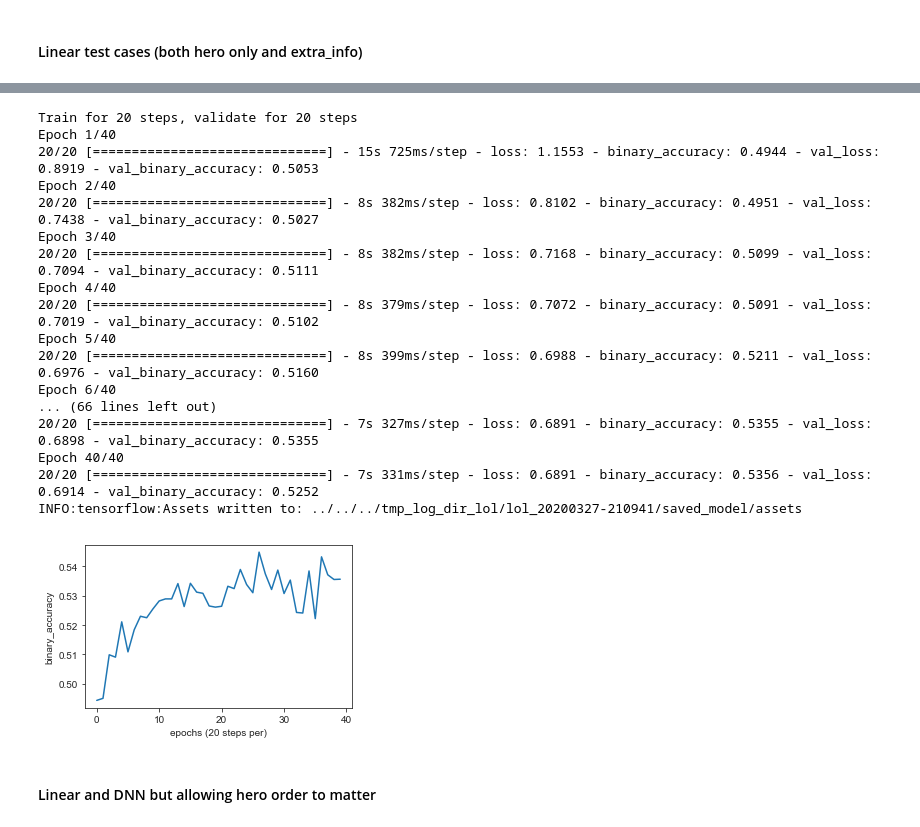
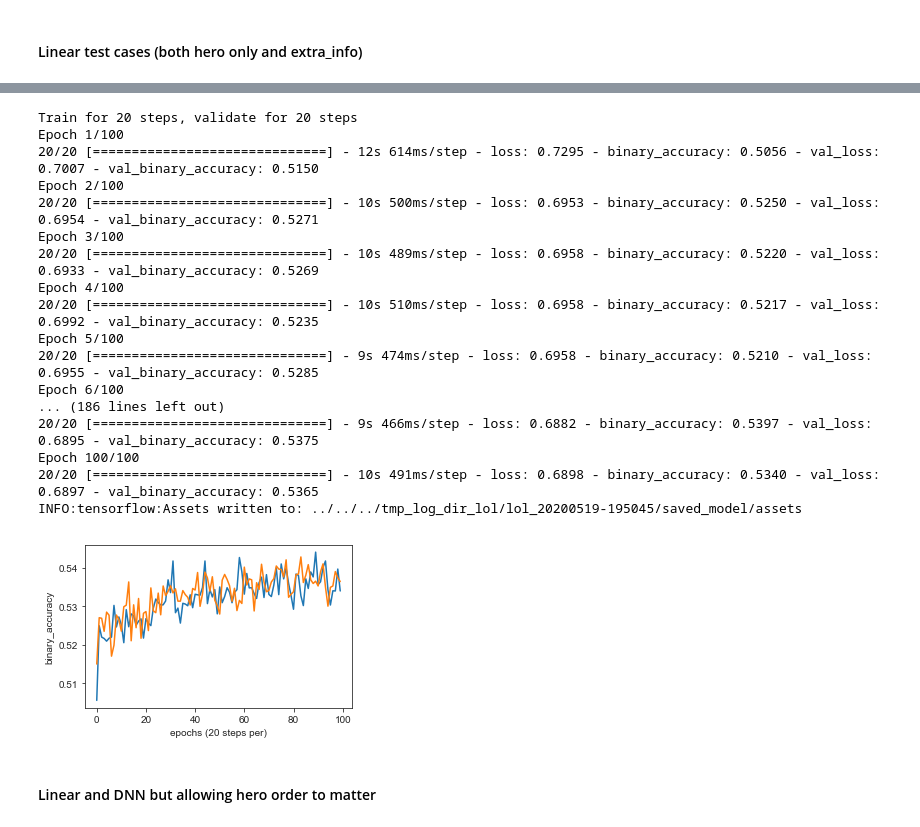
Before and after one commit to JoshEZiegler/MLProjects, a Jupyter notebook: VideoGameDrafting/LeagueOfLegendsProject/LOL_dota2_compat_extra_info_MachineLearning_keras_TF2.ipynb, the cells around one changed output, grey strips where cells are left out. Cells and saved outputs as stored; diff of their text form; code cells hidden in the pictures.

```diff
--- a/VideoGameDrafting/LeagueOfLegendsProject/LOL_dota2_compat_extra_info_MachineLearning_keras_TF2.ipynb
+++ b/VideoGameDrafting/LeagueOfLegendsProject/LOL_dota2_compat_extra_info_MachineLearning_keras_TF2.ipynb
@@ -894,7 +1104,11 @@ def train_model(optimizer,
         history: A `tf.keras.history` object that has loss and other metrics
     '''
     if model_type=='linear_extra_info':
-        model = define_linear_model_extra_info(vocab_len,embedding_dims)
+        model = define_linear_model_extra_info(vocab_len,
+                                               embedding_dims)
+    elif model_type=='linear_extra_info_singleembed':
+        model = define_linear_model_extra_info_singleembed(vocab_len,
+                                                           embedding_dims)
     elif model_type=='linear_hero_only':
         model = define_linear_model_hero_only(vocab_len,embedding_dims)
     elif model_type=='linear_hero_only_ordermatters':
@@ -903,6 +1117,10 @@ def train_model(optimizer,
         model = define_dnn_model_extra_info(vocab_len,embedding_dims,
                                             hidden_units_heroes,
                                             hidden_units_out)
+    elif model_type=='dnn_extra_info_singleembed':
+        model = define_dnn_model_extra_info_singleembed(vocab_len,
+                                                        embedding_dims,
+                                                        hidden_units_out)
     elif model_type=='dnn_info_tags':
         model = define_dnn_model_info_tags(vocab_len,embedding_dims,
                                             hidden_units_heroes,
@@ -944,7 +1162,7 @@ def train_model(optimizer,
         logdir = os.path.join('log_dir',
                           datetime.now().strftime("%Y%m%d-%H%M%S"))
 
-    tensorboard_callback = tf.keras.callbacks.TensorBoard(log_dir=logdir)
+    tensorboard_callback = tf.keras.callbacks.TensorBoard(log_dir=logdir, profile_batch=0)
     steps_per_epoch=20
 
     history = model.fit(train_ds,
@@ -1069,34 +1287,34 @@ INFO:tensorflow:Assets written to: ../../../tmp_log_dir_lol/lol_20200327-205603/
 # %%
-optimizer = tf.keras.optimizers.Adam(learning_rate=0.004)
+optimizer = tf.keras.optimizers.Adam(learning_rate=0.003)
 history = train_model(
             optimizer,
-            model_type='linear_extra_info',
+            model_type='linear_extra_info_singleembed',
             vocab_len=len(champ_vocab),
-            embedding_dims=[3,3,3,3],#hero,info,tags,stats
-            batch_size=500,
-            epochs=40,
+            embedding_dims=75,#hero,info,tags,stats
+            batch_size=1000,
+            epochs=100,
             training_path=training_file_novocab,
             validation_path=validation_file_novocab,
             compression_type='GZIP')
 # %% [output]
 Train for 20 steps, validate for 20 steps
-Epoch 1/40
-20/20 [==============================] - 15s 725ms/step - loss: 1.1553 - binary_accuracy: 0.4944 - val_loss: 0.8919 - val_binary_accuracy: 0.5053
-Epoch 2/40
-20/20 [==============================] - 8s 382ms/step - loss: 0.8102 - binary_accuracy: 0.4951 - val_loss: 0.7438 - val_binary_accuracy: 0.5027
-Epoch 3/40
-20/20 [==============================] - 8s 382ms/step - loss: 0.7168 - binary_accuracy: 0.5099 - val_loss: 0.7094 - val_binary_accuracy: 0.5111
-Epoch 4/40
-20/20 [==============================] - 8s 379ms/step - loss: 0.7072 - binary_accuracy: 0.5091 - val_loss: 0.7019 - val_binary_accuracy: 0.5102
-Epoch 5/40
-20/20 [==============================] - 8s 399ms/step - loss: 0.6988 - binary_accuracy: 0.5211 - val_loss: 0.6976 - val_binary_accuracy: 0.5160
-Epoch 6/40
-... (66 lines left out)
-20/20 [==============================] - 7s 327ms/step - loss: 0.6891 - binary_accuracy: 0.5355 - val_loss: 0.6898 - val_binary_accuracy: 0.5355
-Epoch 40/40
-20/20 [==============================] - 7s 331ms/step - loss: 0.6891 - binary_accuracy: 0.5356 - val_loss: 0.6914 - val_binary_accuracy: 0.5252
-INFO:tensorflow:Assets written to: ../../../tmp_log_dir_lol/lol_20200327-210941/saved_model/assets
+Epoch 1/100
+20/20 [==============================] - 12s 614ms/step - loss: 0.7295 - binary_accuracy: 0.5056 - val_loss: 0.7007 - val_binary_accuracy: 0.5150
+Epoch 2/100
+20/20 [==============================] - 10s 500ms/step - loss: 0.6953 - binary_accuracy: 0.5250 - val_loss: 0.6954 - val_binary_accuracy: 0.5271
+Epoch 3/100
+20/20 [==============================] - 10s 489ms/step - loss: 0.6958 - binary_accuracy: 0.5220 - val_loss: 0.6933 - val_binary_accuracy: 0.5269
+Epoch 4/100
+20/20 [==============================] - 10s 510ms/step - loss: 0.6958 - binary_accuracy: 0.5217 - val_loss: 0.6992 - val_binary_accuracy: 0.5235
+Epoch 5/100
+20/20 [==============================] - 9s 474ms/step - loss: 0.6958 - binary_accuracy: 0.5210 - val_loss: 0.6955 - val_binary_accuracy: 0.5285
+Epoch 6/100
+... (186 lines left out)
+20/20 [==============================] - 9s 466ms/step - loss: 0.6882 - binary_accuracy: 0.5397 - val_loss: 0.6895 - val_binary_accuracy: 0.5375
+Epoch 100/100
+20/20 [==============================] - 10s 491ms/step - loss: 0.6898 - binary_accuracy: 0.5340 - val_loss: 0.6897 - val_binary_accuracy: 0.5365
+INFO:tensorflow:Assets written to: ../../../tmp_log_dir_lol/lol_20200519-195045/saved_model/assets
-[figure, old version]
+[figure, new version]
 # %% [markdown]
 #### Linear and DNN but allowing hero order to matter
 # %%
```
Also changed, not shown: parts of 6 cells of this notebook.
